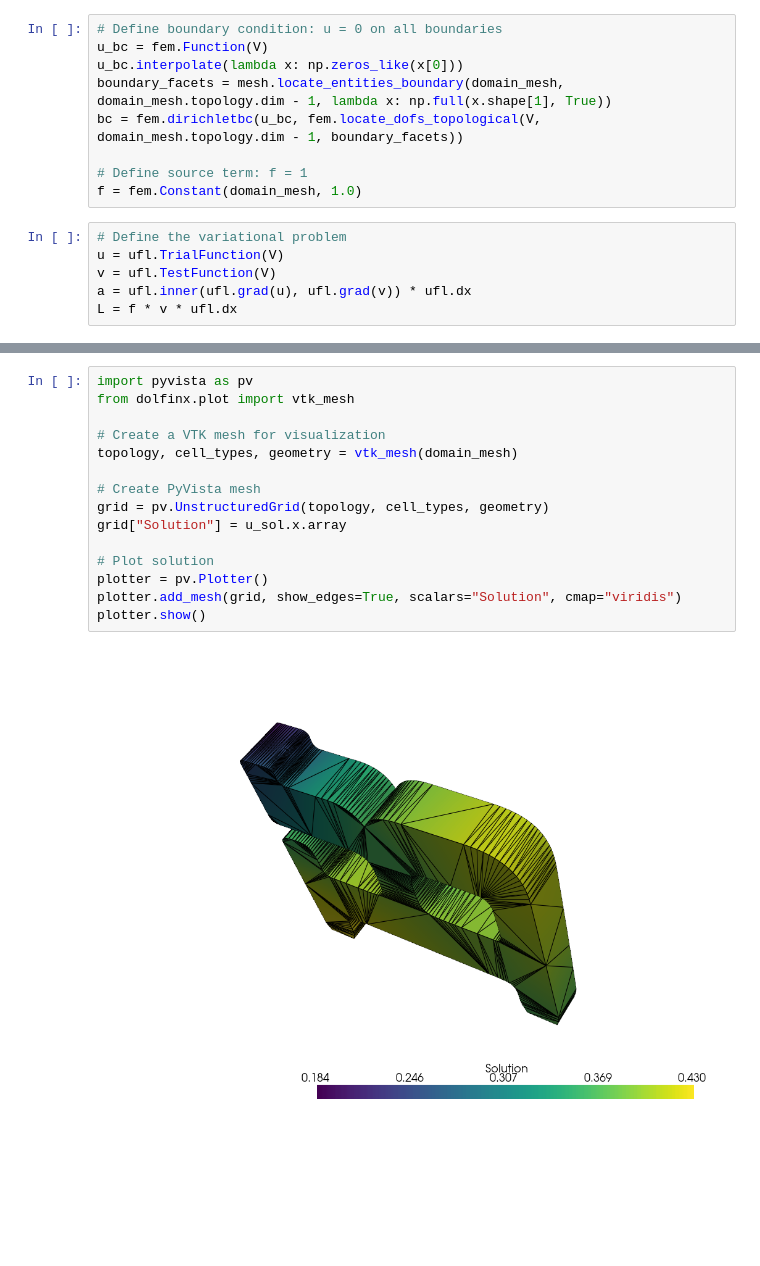
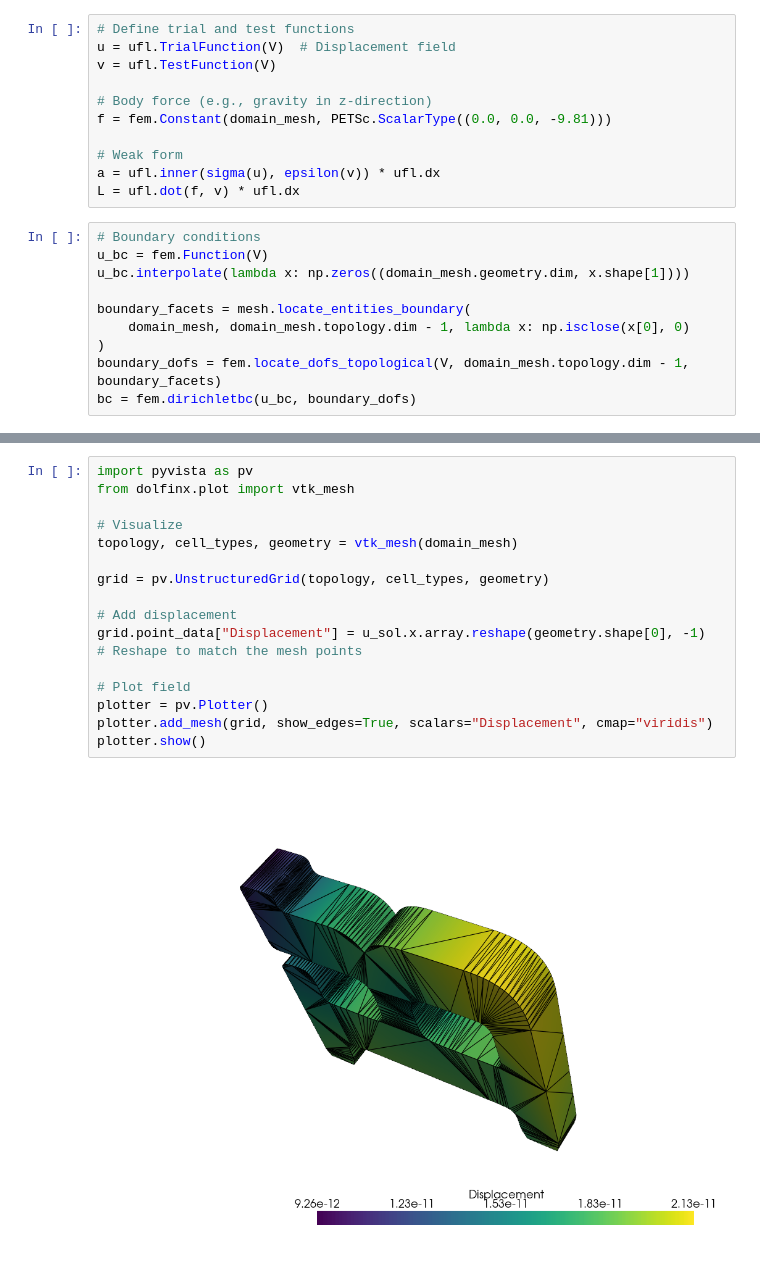
Before and after one commit to mihirtakalkar/additivemodels, a Jupyter notebook: notebooks/fea/dolfin.ipynb, the cells around one changed output, grey strips where cells are left out. Cells and saved outputs as stored; diff of their text form; blank space fills up the shorter version.

Commit message:
Displacement computation.

```diff
--- a/notebooks/fea/dolfin.ipynb
+++ b/notebooks/fea/dolfin.ipynb
@@ -24,16 +71,22 @@ V = fem.functionspace(domain_mesh, ("CG", 1))  # First-order Lagrange elements
+# %%
+# Define trial and test functions
+u = ufl.TrialFunction(V)  # Displacement field
+v = ufl.TestFunction(V)
+
+# Body force (e.g., gravity in z-direction)
+f = fem.Constant(domain_mesh, PETSc.ScalarType((0.0, 0.0, -9.81)))
+
+# Weak form
+a = ufl.inner(sigma(u), epsilon(v)) * ufl.dx
+L = ufl.dot(f, v) * ufl.dx
 # %%
-# Define boundary condition: u = 0 on all boundaries
+# Boundary conditions
 u_bc = fem.Function(V)
-u_bc.interpolate(lambda x: np.zeros_like(x[0]))
-boundary_facets = mesh.locate_entities_boundary(domain_mesh, domain_mesh.topology.dim - 1, lambda x: np.full(x.shape[1], True))
-bc = fem.dirichletbc(u_bc, fem.locate_dofs_topological(V, domain_mesh.topology.dim - 1, boundary_facets))
+u_bc.interpolate(lambda x: np.zeros((domain_mesh.geometry.dim, x.shape[1])))
 
-# Define source term: f = 1
-f = fem.Constant(domain_mesh, 1.0)
+boundary_facets = mesh.locate_entities_boundary(
+    domain_mesh, domain_mesh.topology.dim - 1, lambda x: np.isclose(x[0], 0)
+)
+boundary_dofs = fem.locate_dofs_topological(V, domain_mesh.topology.dim - 1, boundary_facets)
+bc = fem.dirichletbc(u_bc, boundary_dofs)
-# %%
-# Define the variational problem
-u = ufl.TrialFunction(V)
-v = ufl.TestFunction(V)
-a = ufl.inner(ufl.grad(u), ufl.grad(v)) * ufl.dx
-L = f * v * ufl.dx
 # %%
@@ -51,17 +98,18 @@ with XDMFFile(MPI.COMM_WORLD, "solution.xdmf", "w") as xdmf:
 # %%
 import pyvista as pv
 from dolfinx.plot import vtk_mesh
 
-# Create a VTK mesh for visualization
+# Visualize
 topology, cell_types, geometry = vtk_mesh(domain_mesh)
 
-# Create PyVista mesh
 grid = pv.UnstructuredGrid(topology, cell_types, geometry)
-grid["Solution"] = u_sol.x.array
 
-# Plot solution
+# Add displacement
+grid.point_data["Displacement"] = u_sol.x.array.reshape(geometry.shape[0], -1)  # Reshape to match the mesh points
+
+# Plot field
 plotter = pv.Plotter()
-plotter.add_mesh(grid, show_edges=True, scalars="Solution", cmap="viridis")
+plotter.add_mesh(grid, show_edges=True, scalars="Displacement", cmap="viridis")
 plotter.show()
 # %% [output]
-[figure, old version]
+[figure, new version]
```
Also changed, not shown: parts of 9 cells of this notebook, 3 other files.
